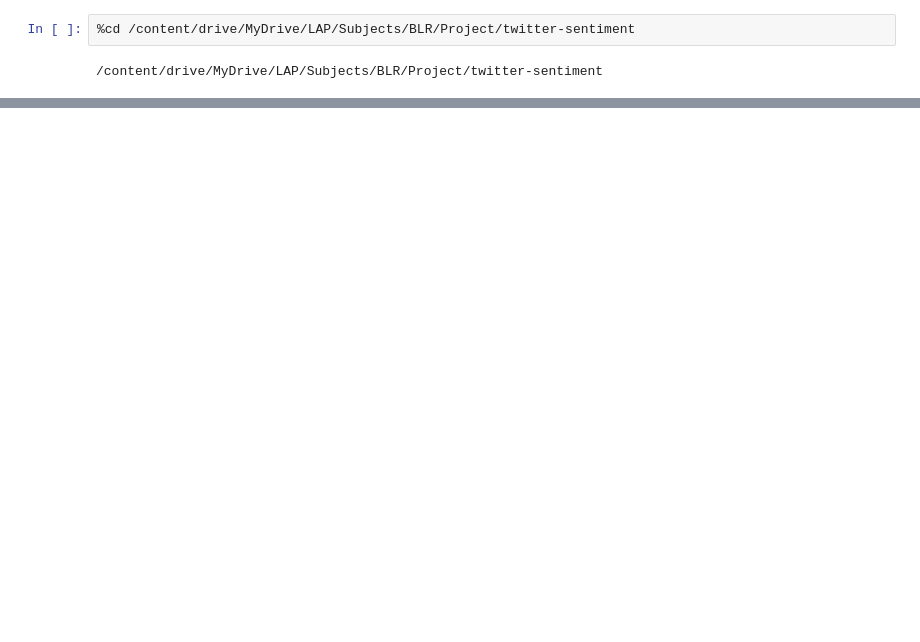
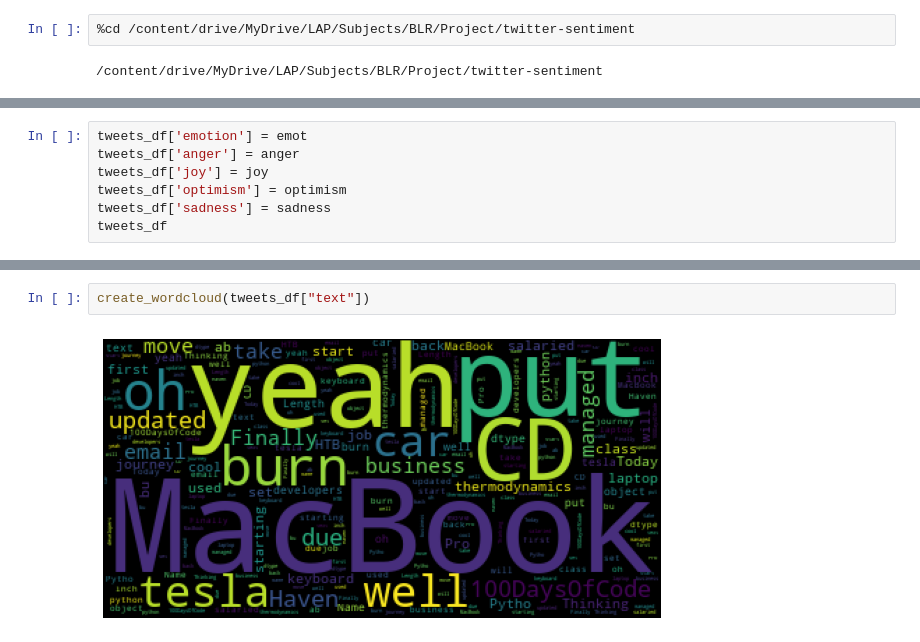
Before and after one commit to juletx/twitter-sentiment-emotion, a Jupyter notebook: twitter_sentiment.ipynb, the cells around one changed output, grey strips where cells are left out. Cells and saved outputs as stored; diff of their text form; blank space fills up the shorter version.

```diff
--- a/twitter_sentiment.ipynb
+++ b/twitter_sentiment.ipynb
@@ -305,0 +218,7 @@ print(ner_results)
+# %%
+tweets_df['emotion'] = emot
+tweets_df['anger'] = anger
+tweets_df['joy'] = joy
+tweets_df['optimism'] = optimism
+tweets_df['sadness'] = sadness
+tweets_df
@@ -305,0 +262,4 @@ print(ner_results)
+# %%
+create_wordcloud(tweets_df["text"])
+# %% [output]
+[figure, added]
```
Also changed, not shown: parts of 54 cells of this notebook.
